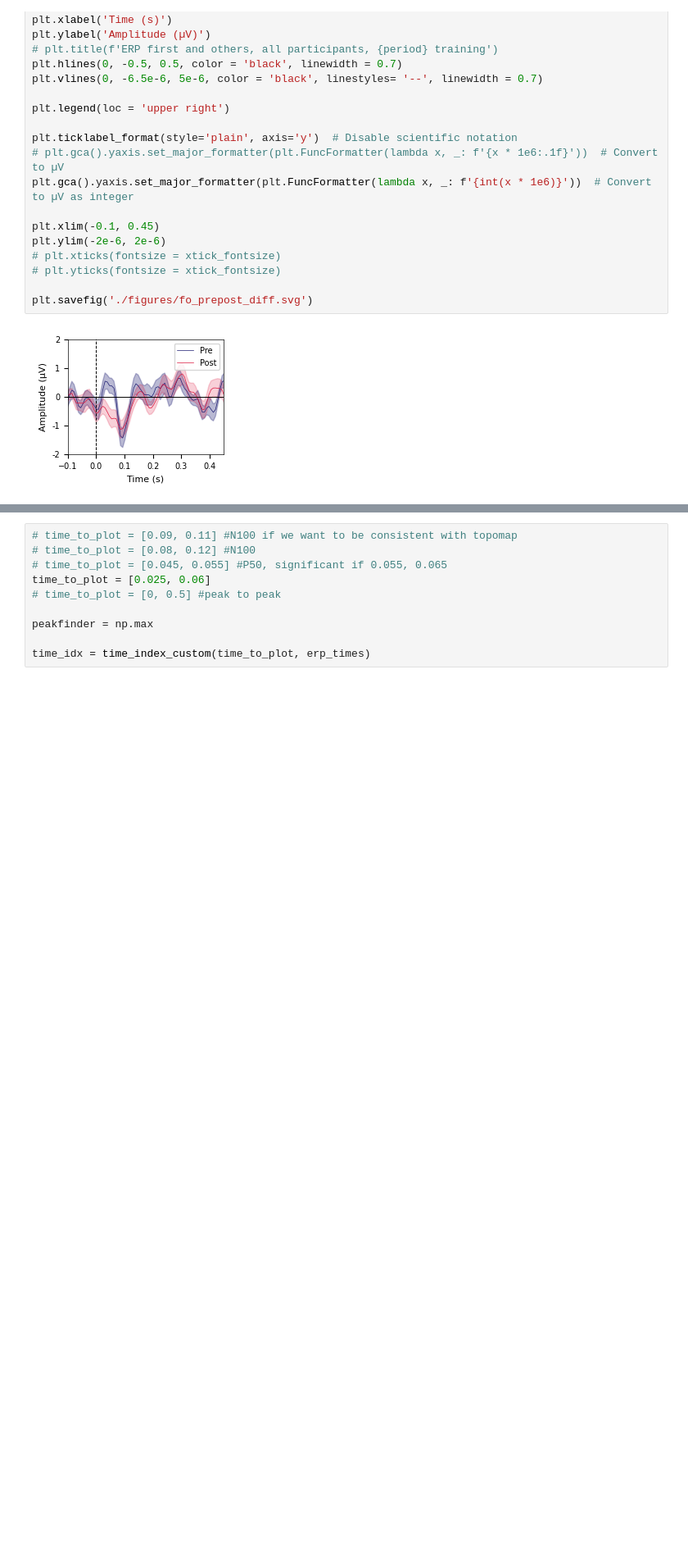
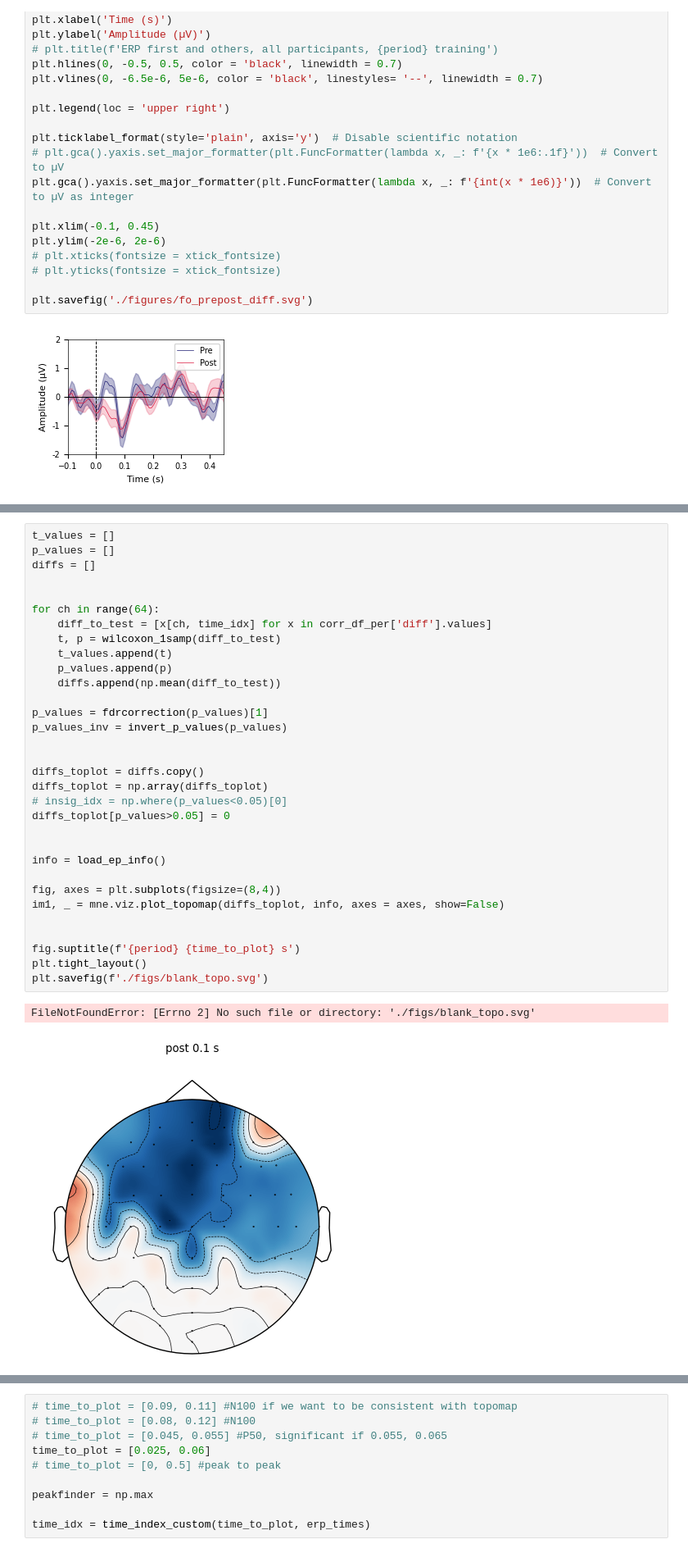
Before and after one commit to haiqin-zhang/AuditoryMotorPiano, a Jupyter notebook: ARTICLE_FIGS/[FIGURE]_ave_error_ERPs_prepost.ipynb, the cells around one changed output, grey strips where cells are left out. Shown at 82% size. Drawn from its saved outputs; the diff is of its cells as text; blank space fills up the shorter version.

```diff
--- a/ARTICLE_FIGS/[FIGURE]_ave_error_ERPs_prepost.ipynb
+++ b/ARTICLE_FIGS/[FIGURE]_ave_error_ERPs_prepost.ipynb
@@ -708,0 +867,35 @@ plt.tight_layout()
+# %%
+t_values = []
+p_values = []
+diffs = []
+
+
+for ch in range(64):
+    diff_to_test = [x[ch, time_idx] for x in corr_df_per['diff'].values]
+    t, p = wilcoxon_1samp(diff_to_test)
+    t_values.append(t)
+    p_values.append(p)
+    diffs.append(np.mean(diff_to_test))
+
+p_values = fdrcorrection(p_values)[1]
+p_values_inv = invert_p_values(p_values)
+
+
+diffs_toplot = diffs.copy()
+diffs_toplot = np.array(diffs_toplot)
+# insig_idx = np.where(p_values<0.05)[0]
+diffs_toplot[p_values>0.05] = 0
+
+
+info = load_ep_info()
+
+fig, axes = plt.subplots(figsize=(8,4))
+im1, _ = mne.viz.plot_topomap(diffs_toplot, info, axes = axes, show=False)
+
+
+fig.suptitle(f'{period} {time_to_plot} s')
+plt.tight_layout()
+plt.savefig(f'./figs/blank_topo.svg')
+# %% [output]
+FileNotFoundError: [Errno 2] No such file or directory: './figs/blank_topo.svg'
+[figure, added]
```
Also changed, not shown: parts of 24 cells of this notebook, 18 other files.
